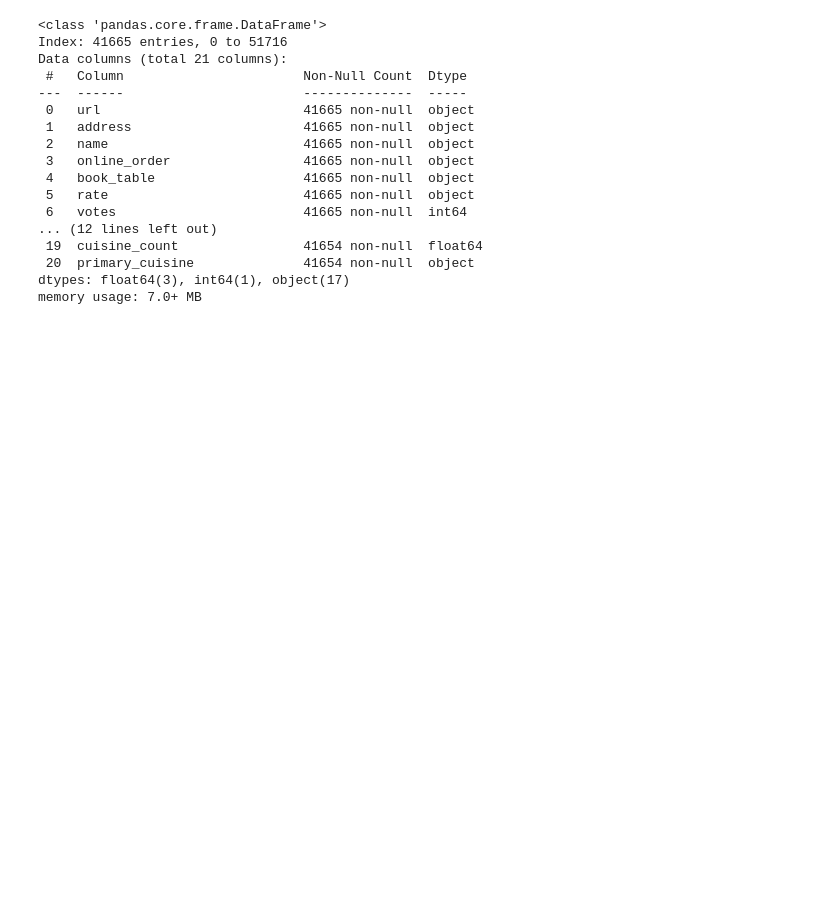
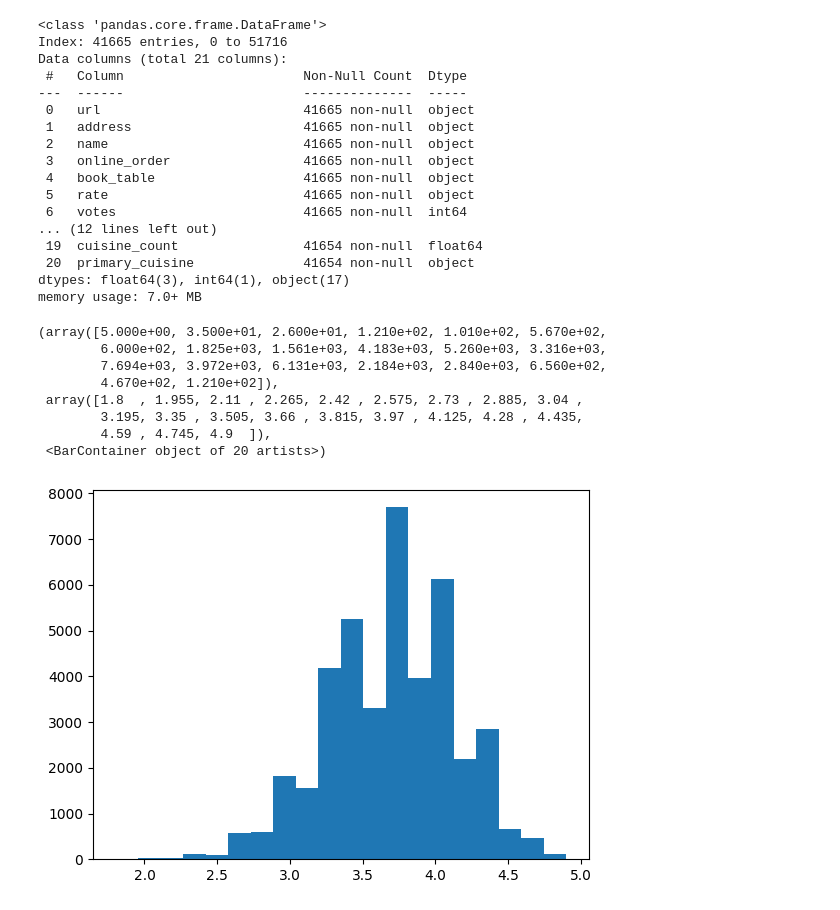
Before and after one commit to vikranthrach/IIT-Patna--AI-and-ML-Course, a Jupyter notebook: B2_EDA_Workshop.ipynb, the cells around one changed output. Drawn from its saved outputs; the diff is of its cells as text; code cells hidden in the pictures; blank space fills up the shorter version.

```diff
--- a/B2_EDA_Workshop.ipynb
+++ b/B2_EDA_Workshop.ipynb
@@ -297,8 +297,8 @@ df
 | 51716 | https://www.zomato.com/bangalore/... | ITPL Main Road, KIADB Export Prom... | The Nest - The Den Bengaluru | No | No | 3.4 /5 | 13 | +91 8071117272 | ITPL Main Road, Whitefield | Bar, Casual Dining | ... |
 51717 rows × 21 columns
 # %%
-df = df.dropna(subset = ['rating']).copy()
-df.info()
+df_rated = df.dropna(subset = ['rating']).copy()
+df_rated.info()
 # %% [output]
 <class 'pandas.core.frame.DataFrame'>
 Index: 41665 entries, 0 to 51716
@@ -317,3 +317,15 @@ Data columns (total 21 columns):
  20  primary_cuisine              41654 non-null  object
 dtypes: float64(3), int64(1), object(17)
 memory usage: 7.0+ MB
+# %%
+plt.hist(df['rating'], bins = 20)
+# %% [output]
+(array([5.000e+00, 3.500e+01, 2.600e+01, 1.210e+02, 1.010e+02, 5.670e+02,
+        6.000e+02, 1.825e+03, 1.561e+03, 4.183e+03, 5.260e+03, 3.316e+03,
+        7.694e+03, 3.972e+03, 6.131e+03, 2.184e+03, 2.840e+03, 6.560e+02,
+        4.670e+02, 1.210e+02]),
+ array([1.8  , 1.955, 2.11 , 2.265, 2.42 , 2.575, 2.73 , 2.885, 3.04 ,
+        3.195, 3.35 , 3.505, 3.66 , 3.815, 3.97 , 4.125, 4.28 , 4.435,
+        4.59 , 4.745, 4.9  ]),
+ <BarContainer object of 20 artists>)
+[figure, added]
```
Also changed, not shown: parts of 27 cells of this notebook.
